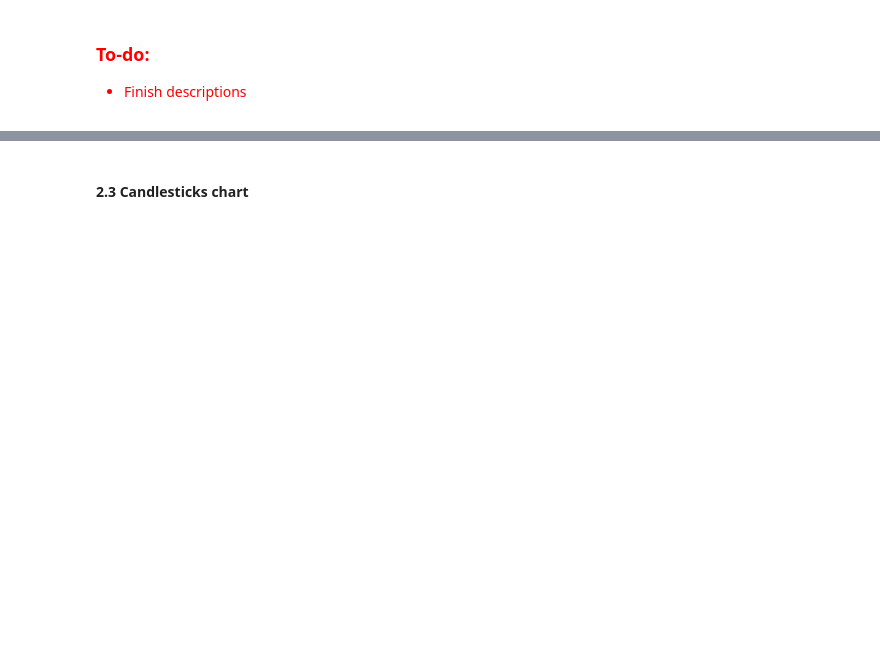
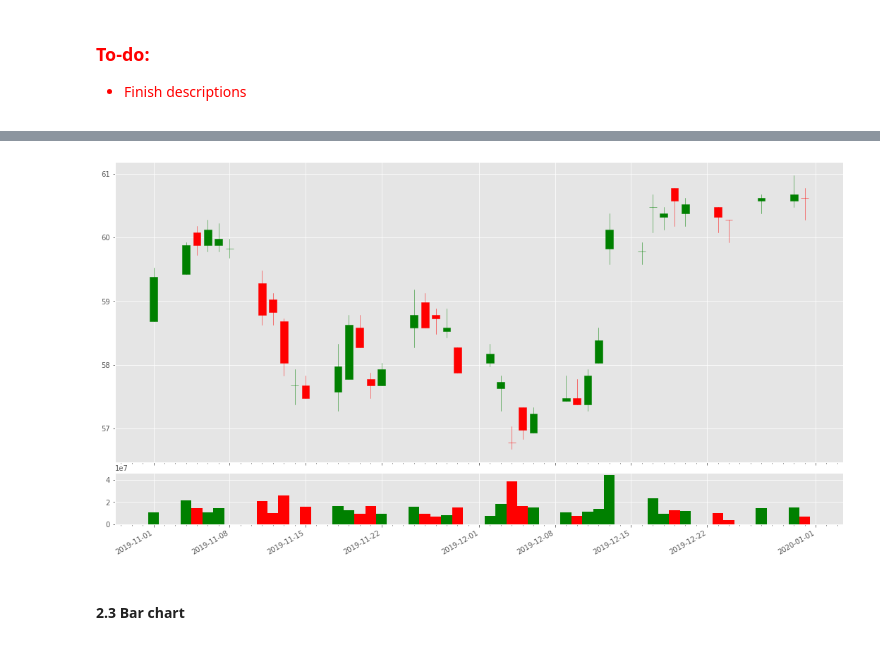
Before and after one commit to awoo424/algotrading, a Jupyter notebook: tutorial/technical-analysis/00-technical-analysis-intro.ipynb, the cells around one changed output, grey strips where cells are left out. Saved outputs shown, nothing was run; the diff lists cells and outputs as text; code cells hidden in the pictures; blank space fills up the shorter version.

```diff
--- a/tutorial/technical-analysis/00-technical-analysis-intro.ipynb
+++ b/tutorial/technical-analysis/00-technical-analysis-intro.ipynb
@@ -46,0 +122,8 @@ The major steps: ...
+# %%
+# load aapl csv file
+df = pd.read_csv('../../database/hkex_ticks_day/hkex_0005.csv', header=0, index_col='Date', parse_dates=True)
+
+# We select only the data from Nov to Dec 2019
+df = df.loc[pd.Timestamp('2019-11-01'):pd.Timestamp('2019-12-31')]
+
+df.head()
@@ -46,0 +138,4 @@ The major steps: ...
+# %%
+df.index = mdates.date2num(df.index)
+data = df.reset_index().values # Convert dataframe into 2-D list
+print(data[:5,:])
@@ -47,2 +153,48 @@ The major steps: ...
+# %%
+# import libaries
+import matplotlib.dates as mdates
+from mpl_finance import candlestick_ochl as candlestick
+from matplotlib.dates import MO, TU, WE, TH, FR, SA, SU # for locator
+
+fig = plt.figure()
+fig.set_size_inches(18.5, 10.5)
+
+ax1 = plt.subplot2grid((6,1), (0,0), rowspan=5, colspan=1)
+ax2 = plt.subplot2grid((6,1), (5,0), rowspan=1, colspan=1, sharex=ax1)
+
+# plot candlesticks
+mpl_finance.candlestick_ohlc(ax1, data, width=0.7, colorup='g', colordown='r')
+
+ax.grid() # show grids
+
+############# x-axis locater settings #################
+
+locator = mdates.AutoDateLocator() #  interval automically set
+#locator = mdates.DayLocator(bymonthday=None, interval=2) # day as unit
+#locator = mdates.WeekdayLocator(byweekday=(MO, TH))  # every mon and thur
+#locator = mdates.WeekdayLocator(byweekday=(MO))  # every mon
+#locator = mdates.MonthLocator() # monthly
+#locator = mdates.YearLocator() # yearly
+
+ax1.xaxis.set_major_locator(locator) # as as interval in a-axis
+ax1.xaxis.set_minor_locator(mdates.DayLocator())
+
+############# x-axis locater settings #################
+
+ax1.xaxis.set_major_formatter(mdates.AutoDateFormatter(locator)) # set x-axis label as date format
+
+fig.autofmt_xdate() # rotate date labels on x-axis
+
+pos = df['Open'] - df['Close'] < 0
+neg = df['Open'] - df['Close'] > 0
+ax2.bar(df.index[pos],df['Volume'][pos],color='green',width=1,align='center')
+ax2.bar(df.index[neg],df['Volume'][neg],color='red',width=1,align='center')
+
+#ax2.bar(df.index, df['Volume'])
+
+plt.savefig('./figure/00-candlesticks-chart.png', dpi=200)
+plt.show()
+# %% [output]
+[figure, added]
 # %% [markdown]
-#### 2.3 Candlesticks chart
+#### 2.3 Bar chart
```
Also changed, not shown: parts of 29 cells of this notebook, 10 other files.
